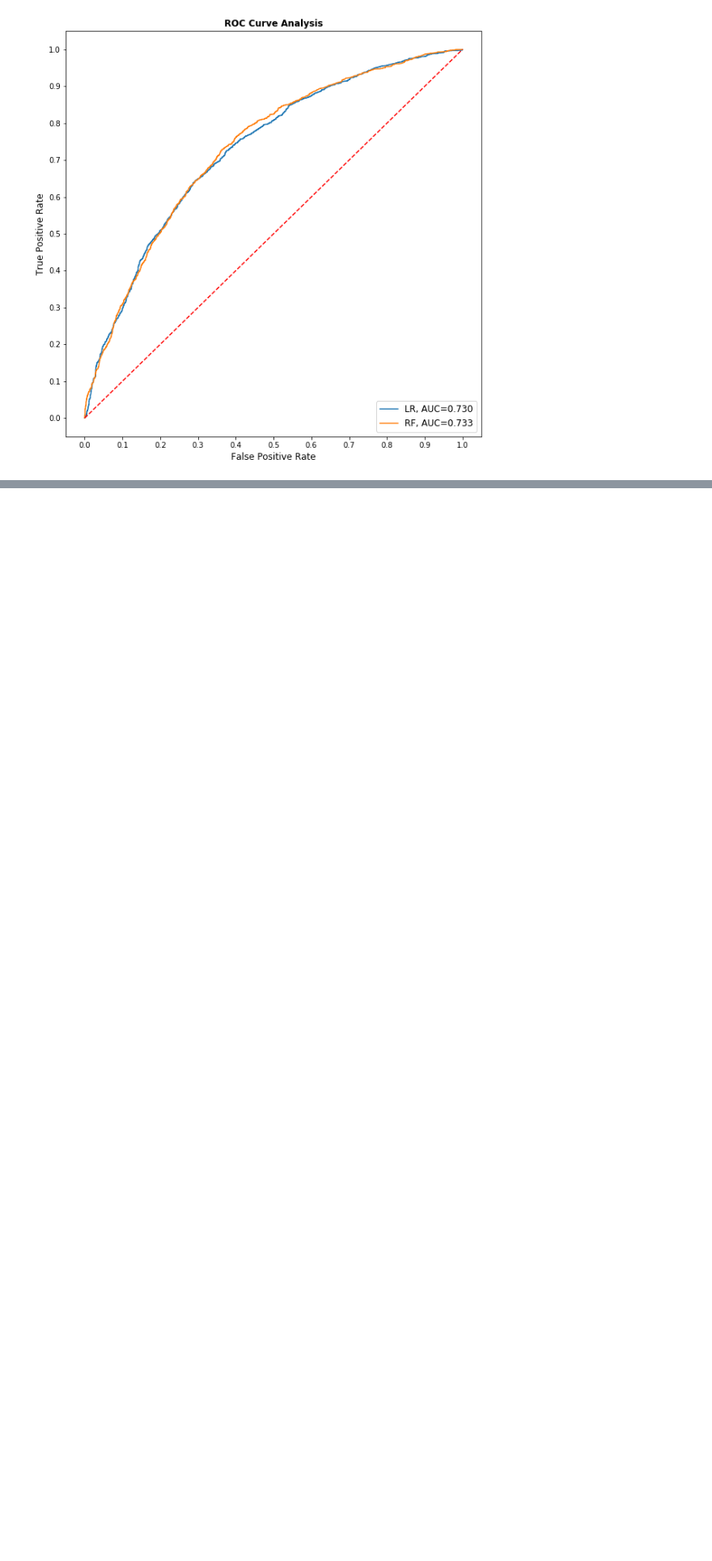
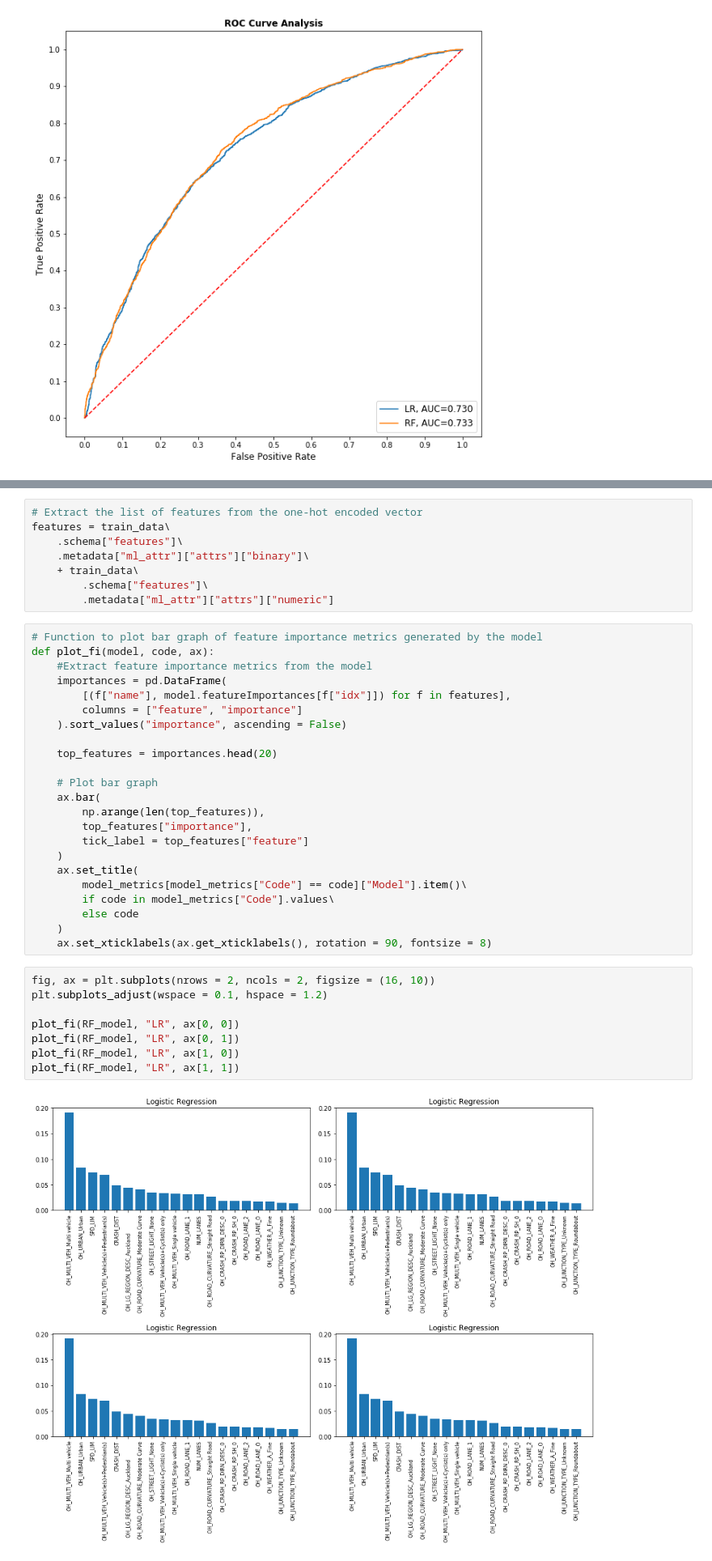
Before and after one commit to adjo446/BDAS-Iteration04, a Jupyter notebook: crash.ipynb, the cells around one changed output, grey strips where cells are left out. Shown at 81% size. Drawn from its saved outputs; the diff is of its cells as text; blank space fills up the shorter version.

Commit message:
Modelling - Feature importance metrics

```diff
--- a/crash.ipynb
+++ b/crash.ipynb
@@ -723,0 +726,41 @@ plt.show()
+# %%
+# Extract the list of features from the one-hot encoded vector
+features = train_data\
+    .schema["features"]\
+    .metadata["ml_attr"]["attrs"]["binary"]\
+    + train_data\
+        .schema["features"]\
+        .metadata["ml_attr"]["attrs"]["numeric"]
+# %%
+# Function to plot bar graph of feature importance metrics generated by the model
+def plot_fi(model, code, ax):
+    #Extract feature importance metrics from the model
+    importances = pd.DataFrame(
+        [(f["name"], model.featureImportances[f["idx"]]) for f in features],
+        columns = ["feature", "importance"]
+    ).sort_values("importance", ascending = False)
+
+    top_features = importances.head(20)
+
+    # Plot bar graph
+    ax.bar(
+        np.arange(len(top_features)),
+        top_features["importance"],
+        tick_label = top_features["feature"]
+    )
+    ax.set_title(
+        model_metrics[model_metrics["Code"] == code]["Model"].item()\
+        if code in model_metrics["Code"].values\
+        else code
+    )
+    ax.set_xticklabels(ax.get_xticklabels(), rotation = 90, fontsize = 8)
+# %%
+fig, ax = plt.subplots(nrows = 2, ncols = 2, figsize = (16, 10))
+plt.subplots_adjust(wspace = 0.1, hspace = 1.2)
+
+plot_fi(RF_model, "LR", ax[0, 0])
+plot_fi(RF_model, "LR", ax[0, 1])
+plot_fi(RF_model, "LR", ax[1, 0])
+plot_fi(RF_model, "LR", ax[1, 1])
+# %% [output]
+[figure, added]
```
Also changed, not shown: parts of 1 cell of this notebook.
